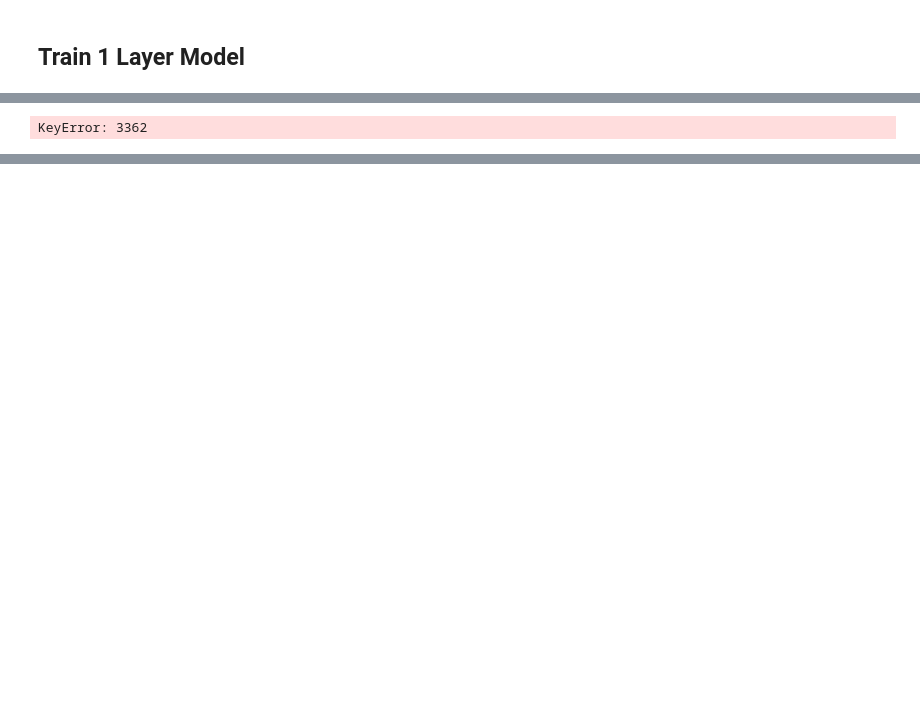
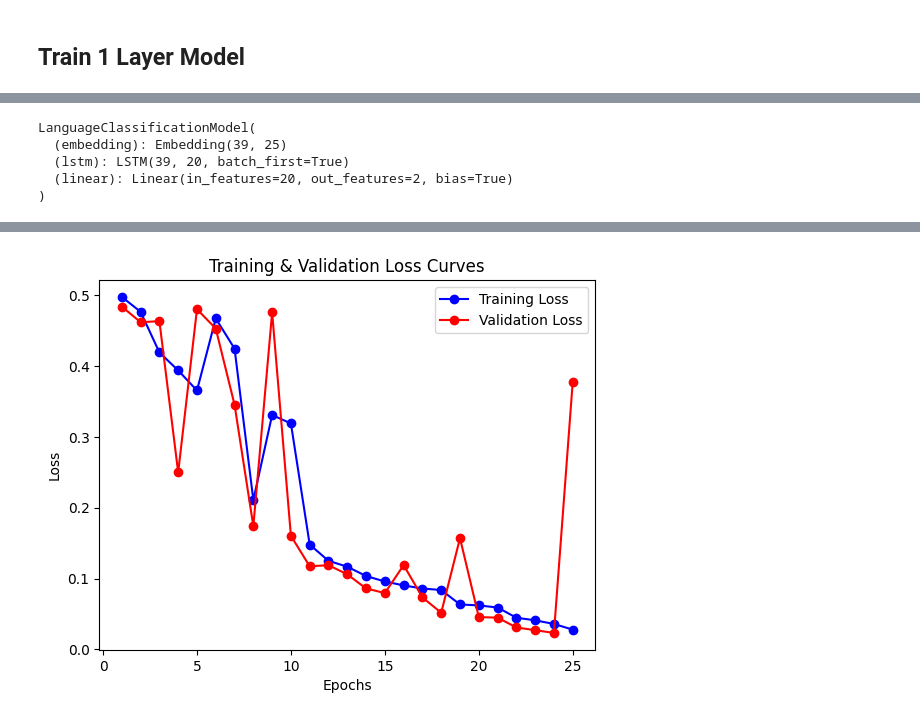
Before and after one commit to rajabatra/SequenceClassifier, a Jupyter notebook: sequenceclassifier.ipynb, the cells around one changed output, grey strips where cells are left out. Drawn from its saved outputs; the diff is of its cells as text; code cells hidden in the pictures; blank space fills up the shorter version.

```diff
--- a/sequenceclassifier.ipynb
+++ b/sequenceclassifier.ipynb
@@ -111 +154,8 @@ valid_df = combined_df.drop(training_df.index)
+# %%
+# convert validation data into PyTorch tensors
+Xval = torch.tensor(training_df['chunk'], dtype=torch.int64)
+yval = torch.tensor(training_df['language'], dtype=torch.int64).reshape(-1, 1)
+
+# create DataLoader, then take one batch
+valloader = DataLoader(list(zip(Xval,yval)), shuffle=True, batch_size=2)
 # %%
@@ -137,11 +187,8 @@ class LanguageClassificationModel(nn.Module):
 # %%
 # hyperparameters for parameter
 input_size = len(chardict)
-hidden_size = 32
+hidden_size = 20
 num_classes = 2  # English and Spanish
 learning_rate = 0.001
-dropout = 0.8
-batch_size = 32
-embedding_dim = 100
+embedding_dim = 25
 num_epochs = 10
-#TensorDataset(torch.stack(train_sequences), train_labels)
@@ -150,3 +194,0 @@ model = LanguageClassificationModel(input_size, embedding_dim, hidden_size, num_
-# %%
-criterion = nn.CrossEntropyLoss()
-optimizer = torch.optim.Adam(model.parameters(), lr=learning_rate)
@@ -167,21 +195,9 @@ AttributeError: 'DataLoader' object has no attribute 'data'
-# %%
-for epoch in range(num_epochs):
-    model.train()
-
-    running_loss = 0.0
-    for batch_x, batch_y in train_loader:
-
-
-        optimizer.zero_grad()
-        outputs = model(batch_x)
-        loss = criterion(outputs, batch_y)
-        loss.backward()
-        optimizer.step()
-        running_loss += loss.item()
-
-    # Print the average loss for the epoch
-    print(f'Epoch [{epoch + 1}/{num_epochs}] - Loss: {running_loss / len(train_data_loader)}')
-
-print('Finished Training')
-# %% [output]
-KeyError: 3362
+# %%
+#Lets print a representation of our model to see what we have initialized it to
+print(model)
+# %% [output]
+LanguageClassificationModel(
+  (embedding): Embedding(39, 25)
+  (lstm): LSTM(39, 20, batch_first=True)
+  (linear): Linear(in_features=20, out_features=2, bias=True)
+)
@@ -187,0 +258,29 @@ KeyError: 3362
+# %%
+def plot_losses(losses):
+    train_losses,val_losses,val_accuracies = losses
+    epochs = range(1, len(train_losses) + 1)
+
+    # Plot the training loss curve
+    plt.plot(epochs, train_losses, label='Training Loss', marker='o', linestyle='-', color='b')
+
+    # Plot the validation loss curve
+    plt.plot(epochs, val_losses, label='Validation Loss', marker='o', linestyle='-', color='r')
+
+    # Label the axes and add a legend
+    plt.xlabel('Epochs')
+    plt.ylabel('Loss')
+    plt.title('Training & Validation Loss Curves')
+    plt.legend()
+
+    # Show the plot
+    plt.show()
+# %%
+#Experiment 1 average epochs, lr and hiddensize
+num_epochs = 25
+lr = 0.01
+hiddensize = 10
+
+
+losses = train_model(num_epochs,lr,trainloader,valloader,hiddensize)
+plot_losses(losses)
+# %% [output]
@@ -187,0 +304 @@ KeyError: 3362
+[figure, added]
```
Also changed, not shown: parts of 40 cells of this notebook.
